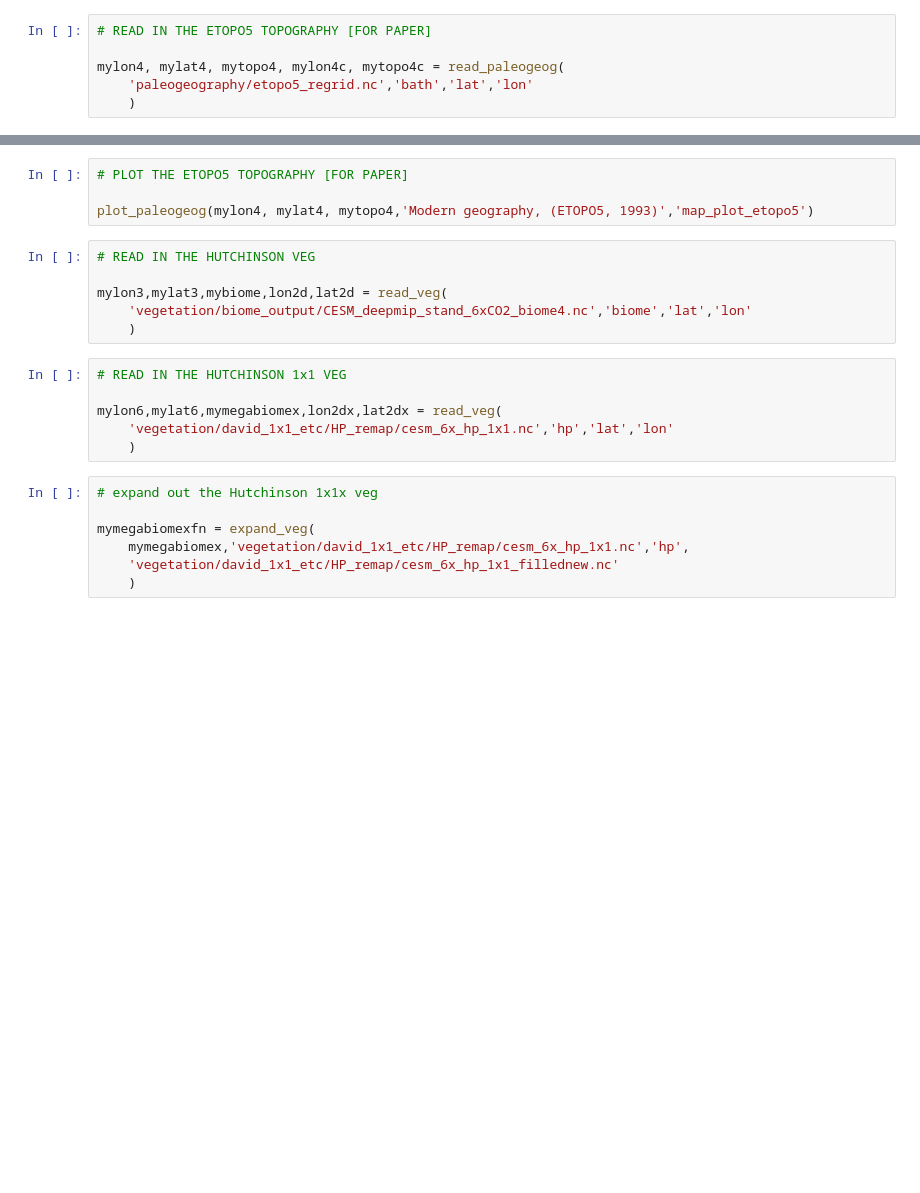
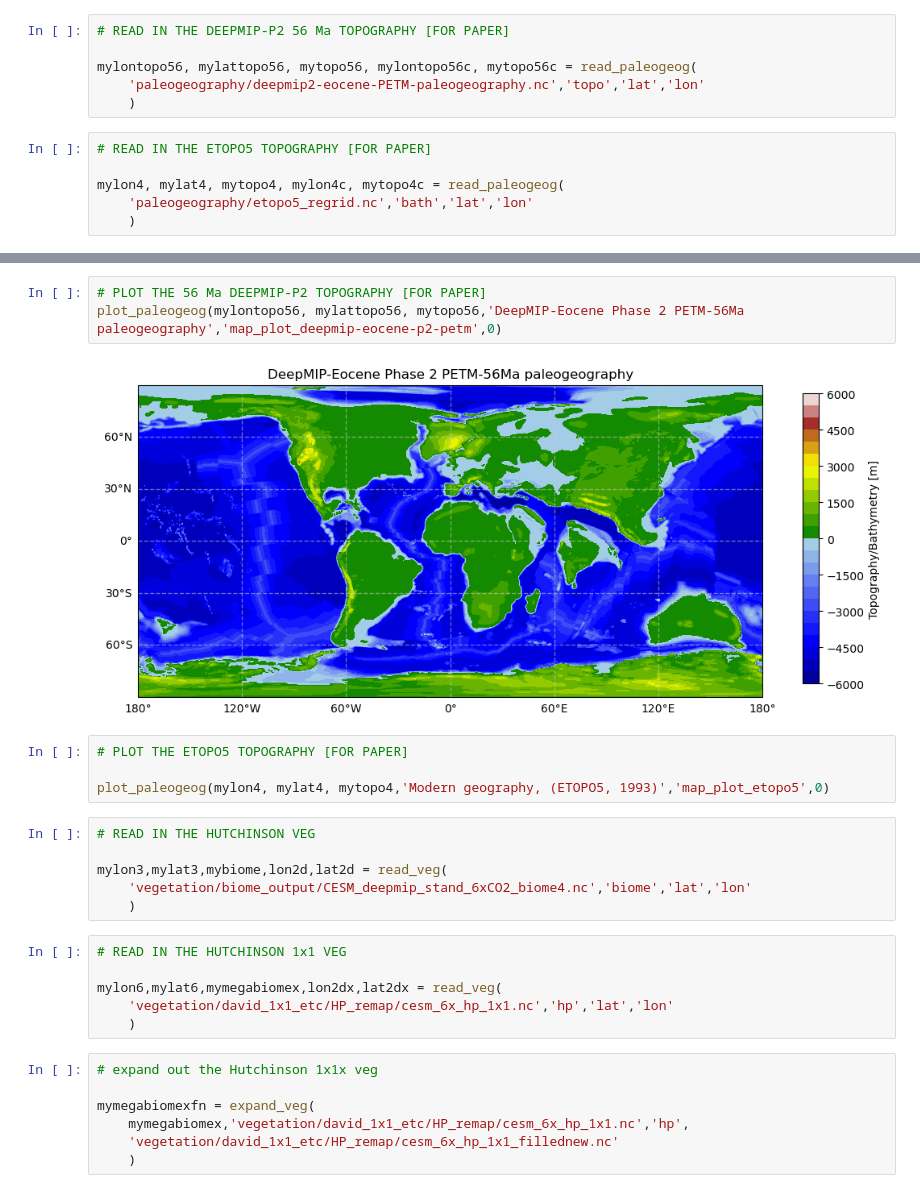
Before and after one commit to danlunt1976/DeepMIP-Eocene-p2, a Jupyter notebook: Exp Design plots.ipynb, the cells around one changed output, grey strips where cells are left out. Saved outputs shown, nothing was run; the diff lists cells and outputs as text; blank space fills up the shorter version.

```diff
--- a/Exp Design plots.ipynb
+++ b/Exp Design plots.ipynb
@@ -45,3 +64,9 @@ mylon9, mylat9, mytopo9, mylon39, mytopo9c = read_paleogeog(
+# %%
+# READ IN THE DEEPMIP-P2 56 Ma TOPOGRAPHY [FOR PAPER]
+
+mylontopo56, mylattopo56, mytopo56, mylontopo56c, mytopo56c = read_paleogeog(
+    'paleogeography/deepmip2-eocene-PETM-paleogeography.nc','topo','lat','lon'
+    )
 # %%
 # READ IN THE ETOPO5 TOPOGRAPHY [FOR PAPER]
 
@@ -66,7 +101,12 @@ plot_paleogeog(mylon9, mylat9, mytopo9,'DeepMIP-Eocene Phase 2 paleogeography','
+# %%
+# PLOT THE 56 Ma DEEPMIP-P2 TOPOGRAPHY [FOR PAPER]
+plot_paleogeog(mylontopo56, mylattopo56, mytopo56,'DeepMIP-Eocene Phase 2 PETM-56Ma paleogeography','map_plot_deepmip-eocene-p2-petm',0)
+# %% [output]
+[figure, added]
 # %%
 # PLOT THE ETOPO5 TOPOGRAPHY [FOR PAPER]
 
-plot_paleogeog(mylon4, mylat4, mytopo4,'Modern geography, (ETOPO5, 1993)','map_plot_etopo5')
+plot_paleogeog(mylon4, mylat4, mytopo4,'Modern geography, (ETOPO5, 1993)','map_plot_etopo5',0)
 # %%
 # READ IN THE HUTCHINSON VEG
 
```
Also changed, not shown: parts of 44 cells of this notebook.
